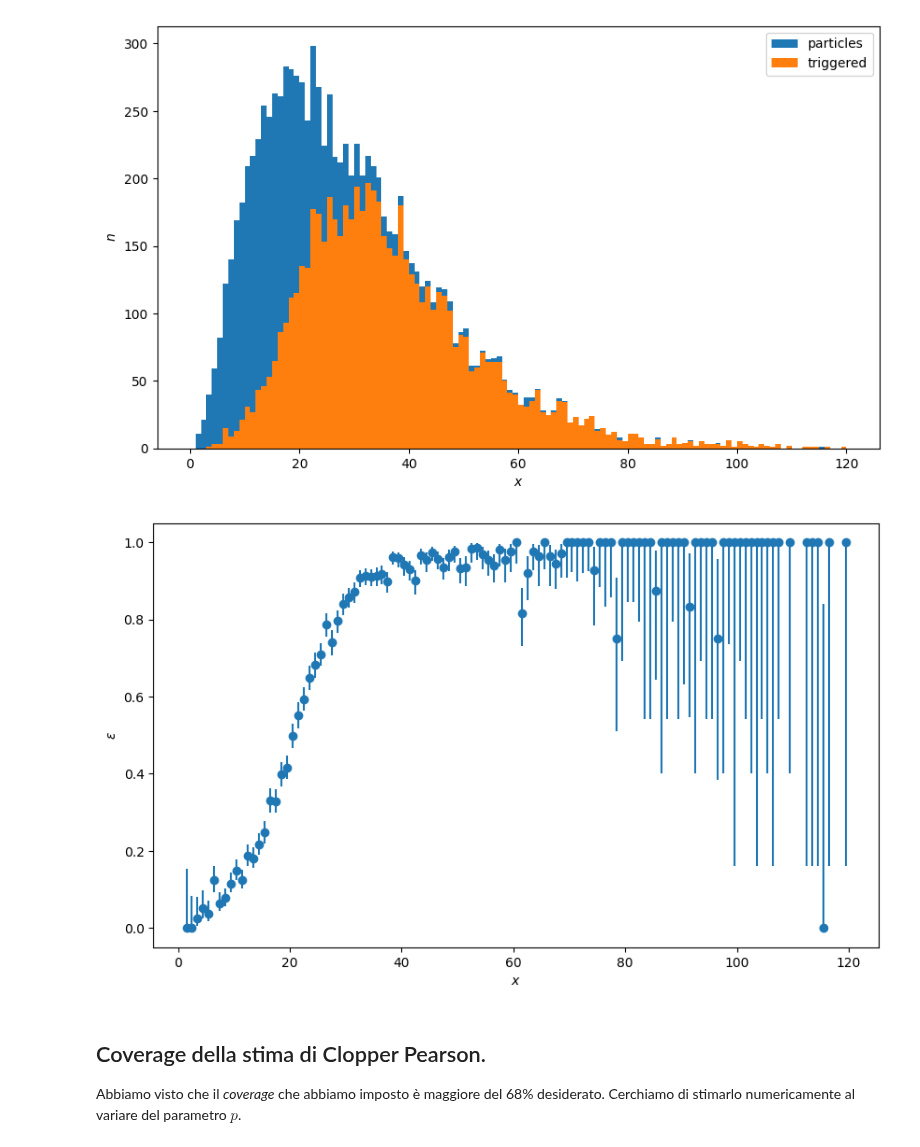
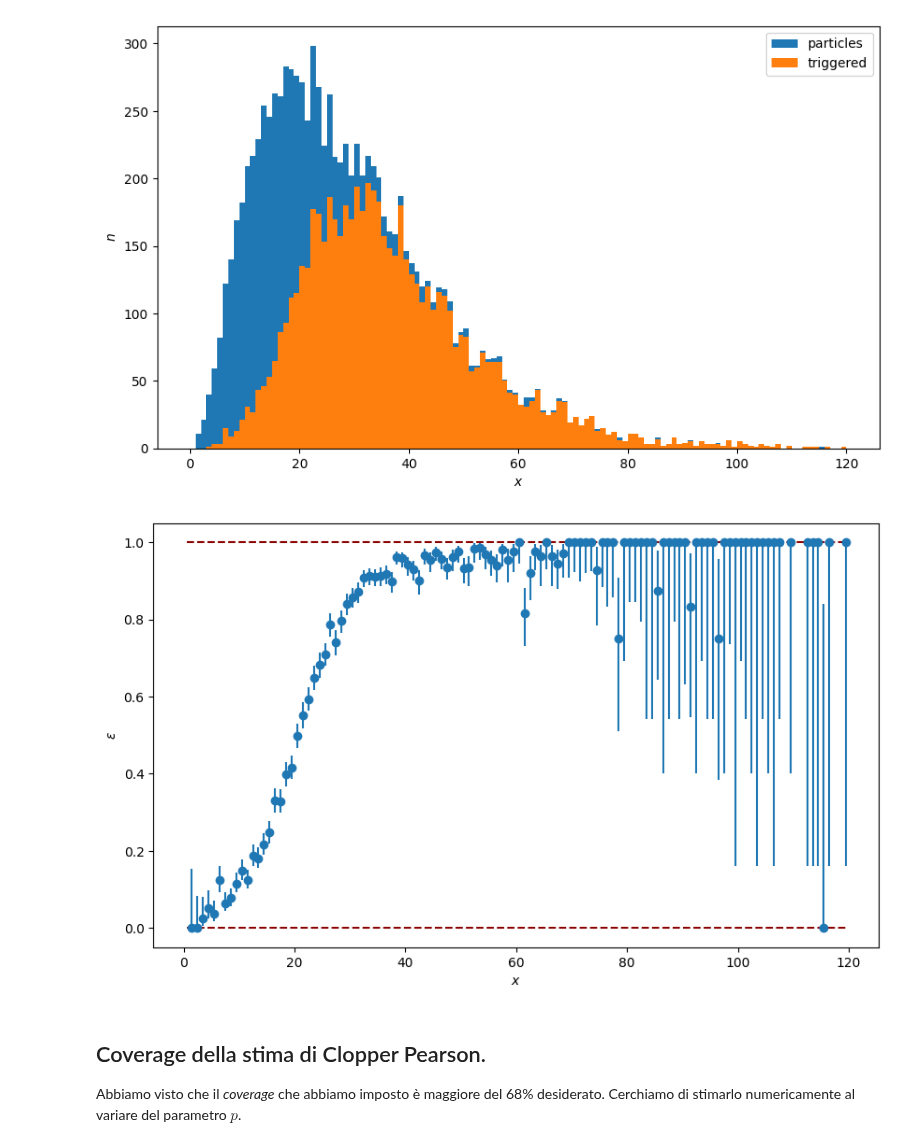
Before and after one commit to lucalista/analisi-dati-2021, a Jupyter notebook: 20.01.00__Clopper_Pearson.ipynb, the cells around one changed output. Drawn from its saved outputs; the diff is of its cells as text; code cells hidden in the pictures.

```diff
--- a/20.01.00__Clopper_Pearson.ipynb
+++ b/20.01.00__Clopper_Pearson.ipynb
@@ -197,11 +197,13 @@ eff_err = [eff[n_x>0]-eff_int[:,0], eff_int[:,1]-eff[n_x>0]]
 # %%
 plt.figure(figsize=(10,6), dpi=100)
 plt.errorbar(xs[n_x>0], eff[n_x>0], yerr=eff_err, fmt='o')
+plt.plot((xs[0], xs[-1]), (0, 0), color='darkred', linestyle='--')
+plt.plot((xs[0], xs[-1]), (1, 1), color='darkred', linestyle='--')
 plt.xlabel('$x$')
 plt.ylabel(r'$\varepsilon$')
 plt.show()
 # %% [output]
-[figure, old version]
+[figure, new version]
 # %% [markdown]
 ## Coverage della stima di Clopper Pearson.
 
```
